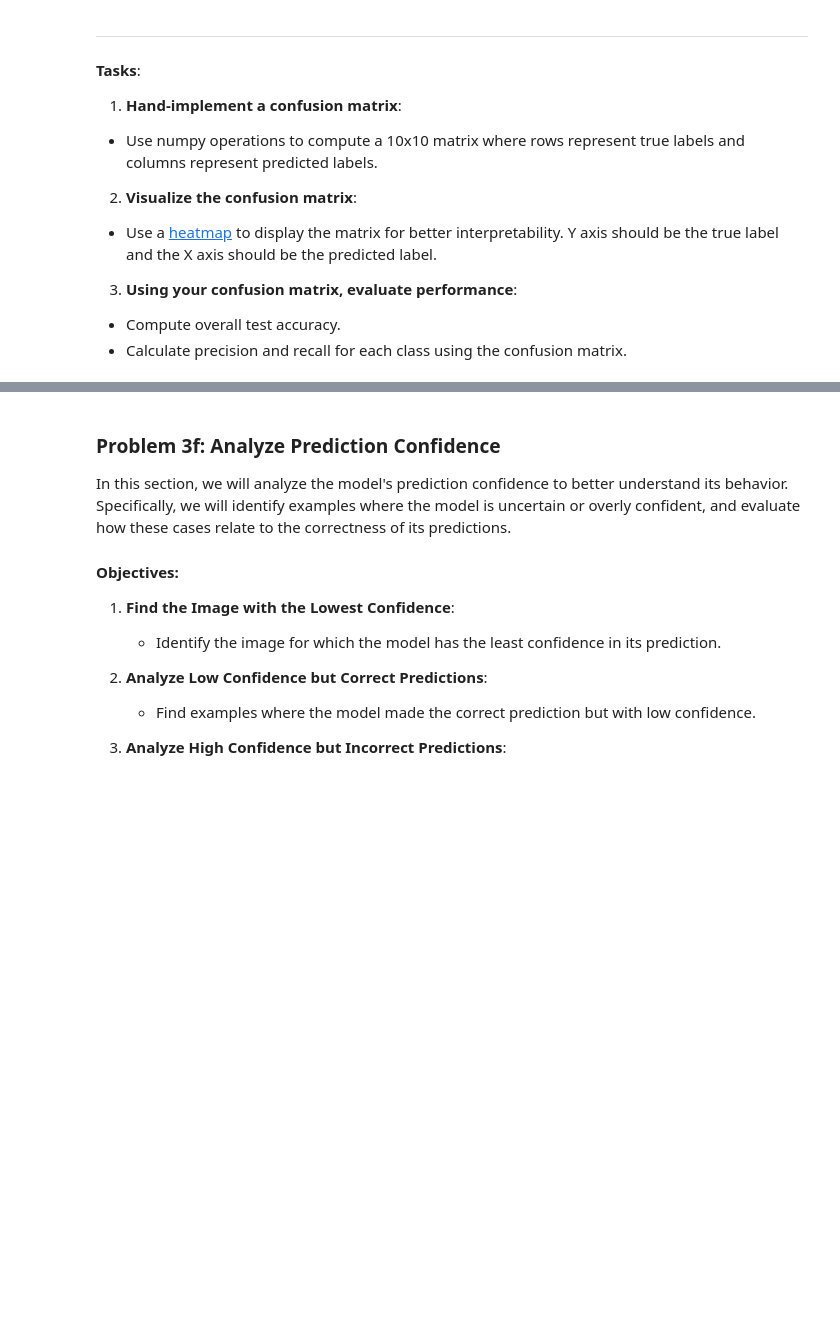
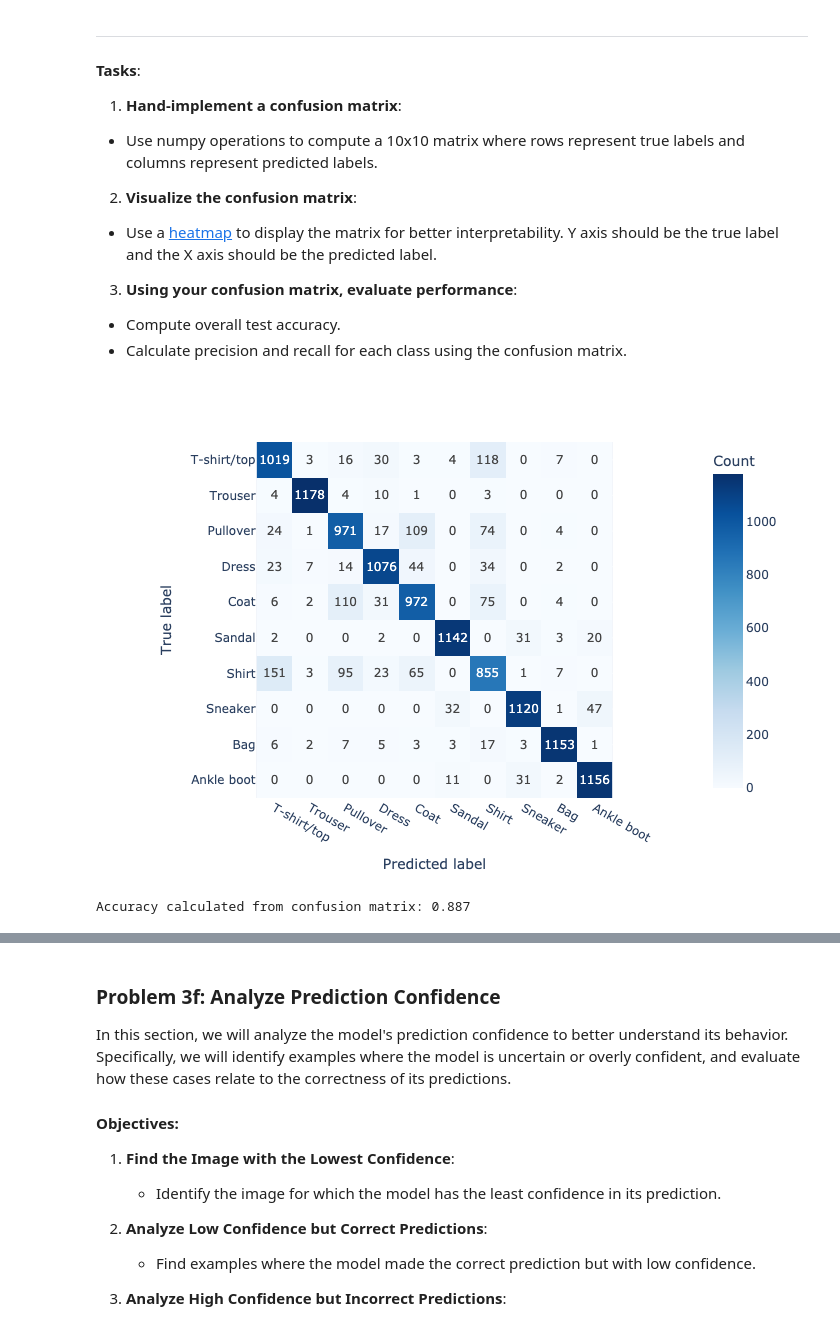
Before and after one commit to kyzyc/CS189_2025Fall_GA_Template, a Jupyter notebook: hw/hw1/fashion_pt_1.ipynb, the cells around one changed output, grey strips where cells are left out. Drawn from its saved outputs; the diff is of its cells as text; code cells hidden in the pictures; blank space fills up the shorter version.

```diff
--- a/hw/hw1/fashion_pt_1.ipynb
+++ b/hw/hw1/fashion_pt_1.ipynb
@@ -640,18 +690,7 @@ grader.check("q3a")
 # %%
 # TODO: Add the columns listed above to `train_df` and `test_df`.
-train_df = train_df.copy()
-test_df = test_df.copy()
-
-...
-
-print("--- Column Types ----")
-for col in train_df.columns:
-    val = train_df[col].iloc[0]
-    print(f"{col}: {type(val)}")
-print("-----------")
-
-train_accuracy = ...
-test_accuracy = ...
+train_accuracy = train_df['correct'].mean()
+test_accuracy = test_df['correct'].mean()
 
 print(f"Training accuracy: {train_accuracy:.3f}")
 print(f"Test accuracy: {test_accuracy:.3f}")
@@ -762,8 +865,28 @@ An often easier way to understand model performance is with a confuction matrix,
 # %%
 # Initialize confusion matrix with zeros
 conf_matrix = np.zeros((len(class_names), len(class_names)), dtype=int)
 class_to_idx = {class_name: idx for idx, class_name in enumerate(class_names)}
 
 # Fill the confusion matrix by counting predictions and plot it as a heatmap
-...
+for row_idx, row_name in enumerate(class_to_idx):
+    for col_idx, col_name in enumerate(class_to_idx):
+        conf_matrix[row_idx][col_idx] = len(test_df[(test_df['label'] == row_name) & (test_df['predicted_label'] == col_name)])
+
+heat_fig = px.imshow(
+    conf_matrix,
+    x=class_names,
+    y=class_names,
+    labels={'x': 'Predicted label', 'y': 'True label', 'color': 'Count'},
+    text_auto=True,
+    color_continuous_scale='Blues'
+)
+heat_fig.show()
+# %% [output]
+[figure, added]
+# %%
+# Calculate accuracy from confusion matrix
+accuracy_from_matrix = sum([conf_matrix[idx][idx] for idx in range(len(conf_matrix[0]))]) / np.sum(conf_matrix)
+print(f"\nAccuracy calculated from confusion matrix: {accuracy_from_matrix:.3f}")
+# %% [output]
+Accuracy calculated from confusion matrix: 0.887
 # %%
```
Also changed, not shown: parts of 32 cells of this notebook, 1 other file.
